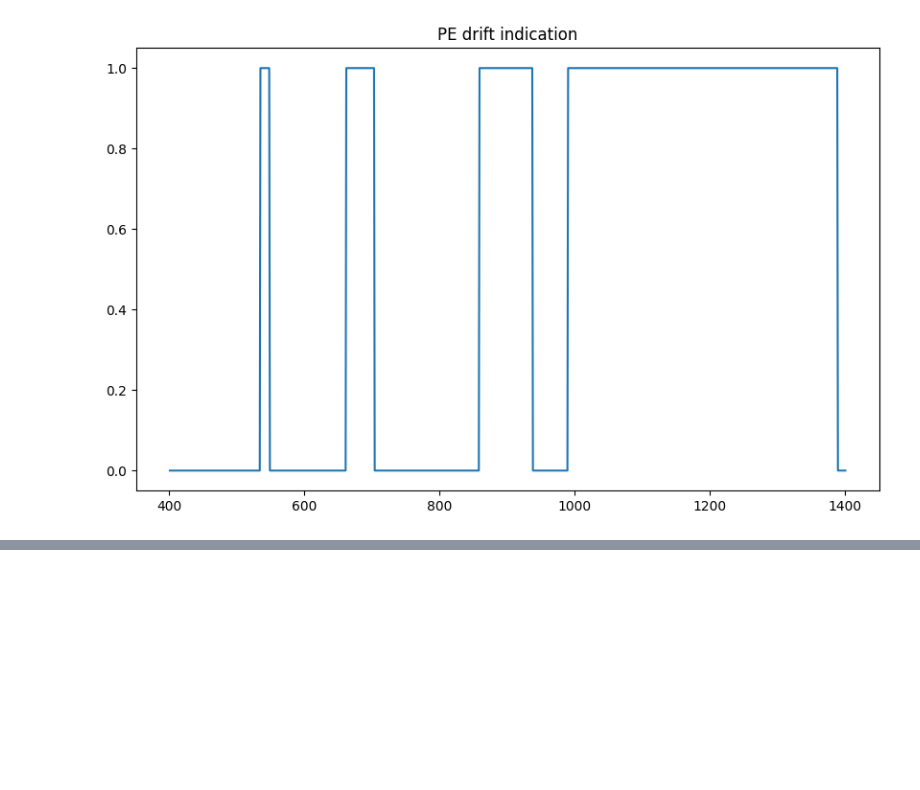
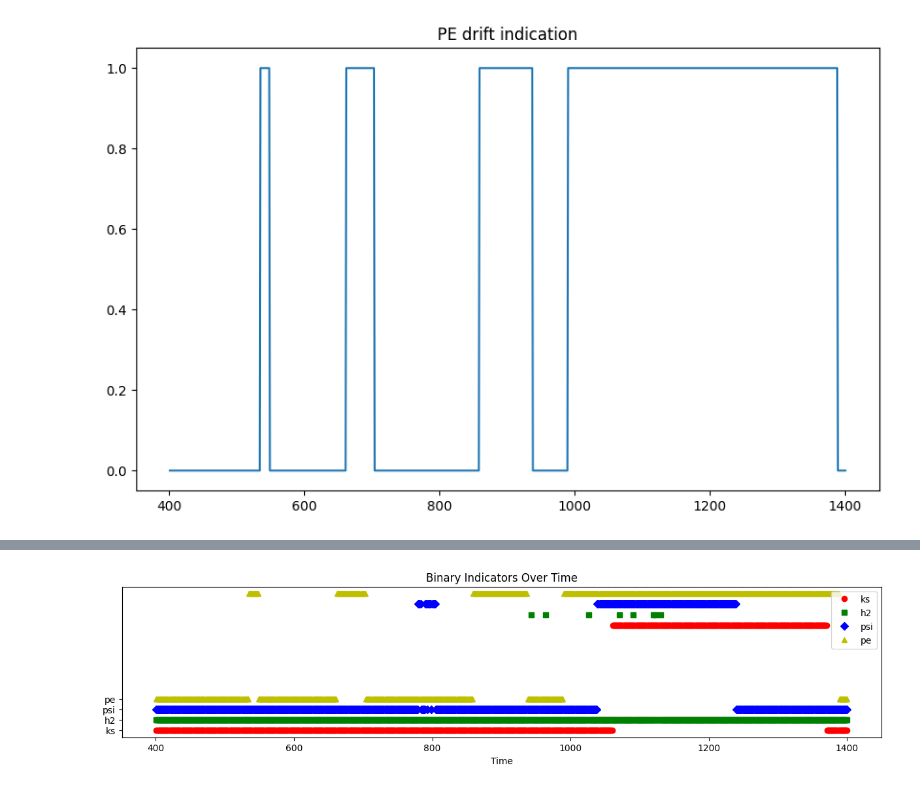
Before and after one commit to christophershultz/risk_econ, a Jupyter notebook: tda_data_drift/drift_extended_comparison.ipynb, the cells around one changed output, grey strips where cells are left out. Drawn from its saved outputs; the diff is of its cells as text; code cells hidden in the pictures; blank space fills up the shorter version.

Commit message:
adding binary plot

```diff
--- a/tda_data_drift/drift_extended_comparison.ipynb
+++ b/tda_data_drift/drift_extended_comparison.ipynb
@@ -200,0 +203,13 @@ Text(0.5, 1.0, 'PE drift indication')
+# %%
+# ks, h2, psi, pe
+df = ks_results.copy(deep = True)
+df.columns = ['time', 'ks']
+
+h2_results.columns = ['time', 'h2']
+psi_results.columns = ['time', 'psi']
+pe_results.columns = ['time', 'pe']
+
+df = pd.merge(df, h2_results, how = 'left', on = 'time')
+df = pd.merge(df, psi_results, how = 'left', on = 'time')
+df = pd.merge(df, pe_results, how = 'left', on = 'time')
+df.head()
@@ -200,0 +223,21 @@ Text(0.5, 1.0, 'PE drift indication')
+# %%
+# Create the plot
+plt.figure(figsize=(15, 3))
+
+# Define markers and offsets for each column
+markers = ['o', 's', 'D', '^']
+offsets = [0, 0.1, 0.2, 0.3]
+colors = ['r', 'g', 'b', 'y']
+
+for i, column in enumerate(df.columns[1:]):
+    plt.plot(df['time'], df[column] + offsets[i], marker=markers[i], linestyle='', color=colors[i], label=column)
+
+# Customizing the plot
+plt.yticks(offsets, df.columns[1:])
+plt.xlabel('Time')
+plt.title('Binary Indicators Over Time')
+plt.legend(loc='upper right')
+
+plt.show()
+# %% [output]
+[figure, added]
```
Also changed, not shown: parts of 4 cells of this notebook, 3 other files.
